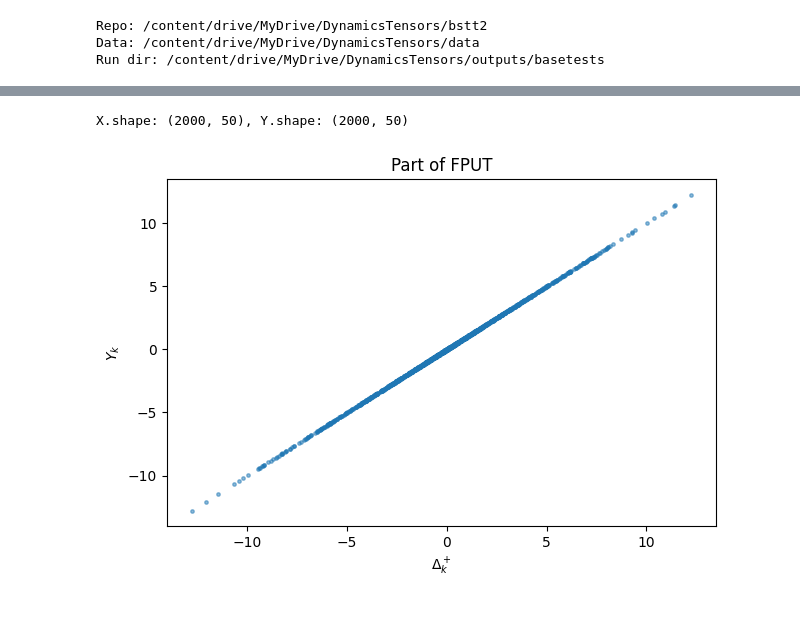
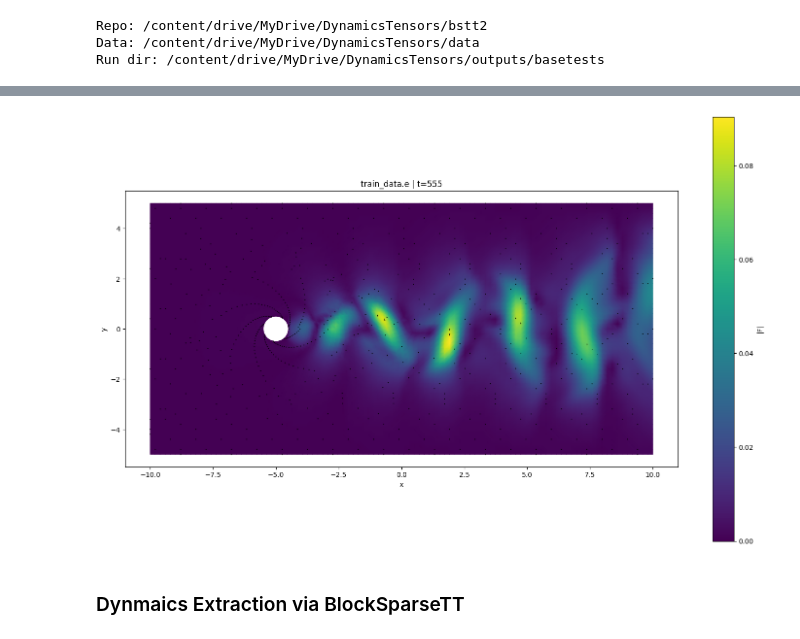
Before and after one commit to StephenVintskevich/bstt2, a Jupyter notebook: notebooks/BSTT_crossflow.ipynb, the cells around one changed output, grey strips where cells are left out. Drawn from its saved outputs; the diff is of its cells as text; code cells hidden in the pictures.

Commit message:
Double checks  have  been complited

```diff
--- a/notebooks/BSTT_crossflow.ipynb
+++ b/notebooks/BSTT_crossflow.ipynb
@@ -128,2 +148,8 @@ plot_vector_field(Vx,Vy,train_path)
+# %%
+plot_vector_field(dV_x,dV_y,train_path, t_index=555,  quiver_frac=0.1)
+# %% [output]
+[figure, added]
+# %% [markdown]
+### Dynmaics Extraction via BlockSparseTT
 # %%
 # CONFIGURATION:
@@ -157,26 +169,3 @@ def make_dataset_FPUT(order: int, N: int, kappa: np.ndarray, beta: np.ndarray):
-# %%
-# Checking
-kappa, beta = make_fpu_params(order, 123)
-X, Y = make_dataset_FPUT(order, 2000, kappa, beta)  # shapes (N, order)
-print(f"X.shape: {X.shape}, Y.shape: {Y.shape}")
-# %% [output]
-X.shape: (2000, 50), Y.shape: (2000, 50)
-# %%
-# Sanity Check!
-k = 12
-d_plus = X[:, k + 1] - X[:, k]
-d_minus = X[:, k] - X[:, k - 1]
-# must be line! (se essentially this is random numbers that coonects one funciton to another!)
-res = kappa[k+1] * d_plus - kappa[k] * d_minus + beta[k+1]* d_plus**3 - beta[k]*d_minus**3
-plt.figure(figsize=(6.4, 4.5))
-plt.scatter(res, Y[:, k] , s=6, alpha=0.5)
-plt.xlabel(r"$\Delta^+_k$")
-plt.ylabel(r"$Y_{k}$")
-plt.title(f"Part of FPUT")
-plt.tight_layout()
-plt.show()
-# %% [output]
-[figure, removed]
 # %%
 def build_measures(points, degree, add_constant_mode=True):
     """
```
Also changed, not shown: parts of 13 cells of this notebook, 1 other file.
